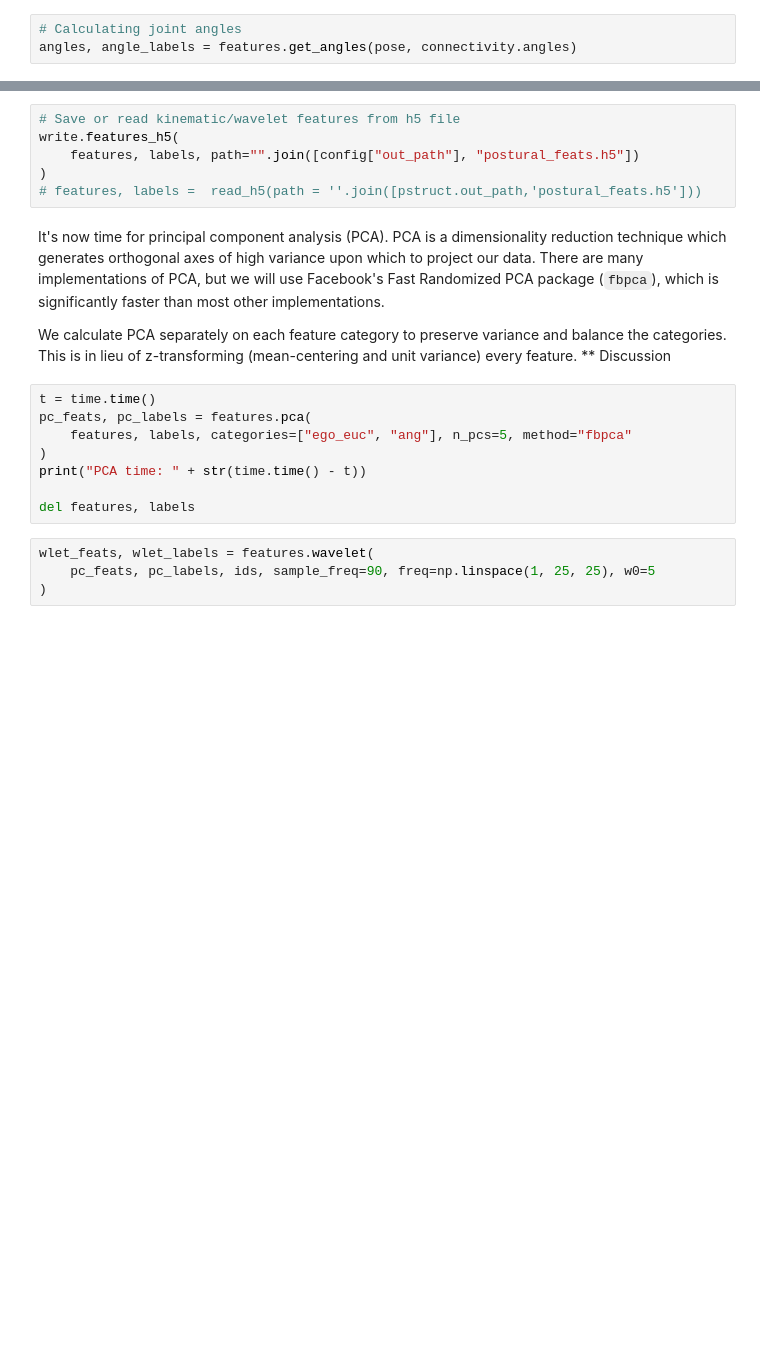
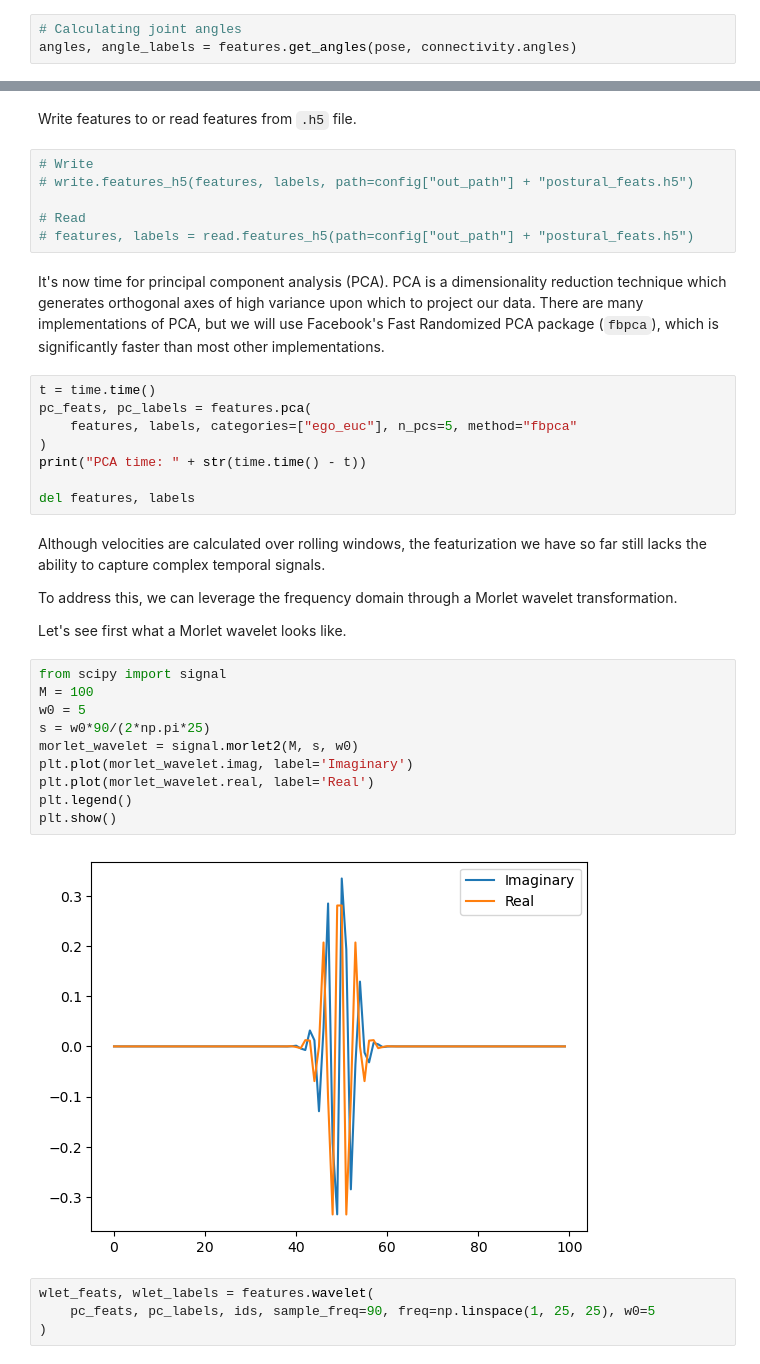
Before and after one commit to joshuahwu/neuroposelib, a Jupyter notebook: tutorials/tutorial.ipynb, the cells around one changed output, grey strips where cells are left out. Cells and saved outputs as stored; diff of their text form; blank space fills up the shorter version.

```diff
--- a/tutorials/tutorial.ipynb
+++ b/tutorials/tutorial.ipynb
@@ -100,21 +197,39 @@ labels = ego_pose_labels + angle_labels
+# %% [markdown]
+Write features to or read features from `.h5` file.
 # %%
-# Save or read kinematic/wavelet features from h5 file
-write.features_h5(
-    features, labels, path="".join([config["out_path"], "postural_feats.h5"])
-)
-# features, labels =  read_h5(path = ''.join([pstruct.out_path,'postural_feats.h5']))
+# Write
+# write.features_h5(features, labels, path=config["out_path"] + "postural_feats.h5")
+
+# Read
+# features, labels = read.features_h5(path=config["out_path"] + "postural_feats.h5")
 # %% [markdown]
 It's now time for principal component analysis (PCA). PCA is a dimensionality reduction technique which generates orthogonal axes of high variance upon which to project our data. There are many implementations of PCA, but we will use Facebook's Fast Randomized PCA package (`fbpca`), which is significantly faster than most other implementations.
-
-We calculate PCA separately on each feature category to preserve variance and balance the categories. This is in lieu of z-transforming (mean-centering and unit variance) every feature. ** Discussion
 # %%
 t = time.time()
 pc_feats, pc_labels = features.pca(
-    features, labels, categories=["ego_euc", "ang"], n_pcs=5, method="fbpca"
+    features, labels, categories=["ego_euc"], n_pcs=5, method="fbpca"
 )
 print("PCA time: " + str(time.time() - t))
 
 del features, labels
+# %% [markdown]
+Although velocities are calculated over rolling windows, the featurization we have so far still lacks the ability to capture complex temporal signals.
+
+To address this, we can leverage the frequency domain through a Morlet wavelet transformation.
+
+Let's see first what a Morlet wavelet looks like.
+# %%
+from scipy import signal
+M = 100
+w0 = 5
+s = w0*90/(2*np.pi*25)
+morlet_wavelet = signal.morlet2(M, s, w0)
+plt.plot(morlet_wavelet.imag, label='Imaginary')
+plt.plot(morlet_wavelet.real, label='Real')
+plt.legend()
+plt.show()
+# %% [output]
+[figure, added]
 # %%
 wlet_feats, wlet_labels = features.wavelet(
     pc_feats, pc_labels, ids, sample_freq=90, freq=np.linspace(1, 25, 25), w0=5
```
Also changed, not shown: parts of 44 cells of this notebook, 14 other files.
